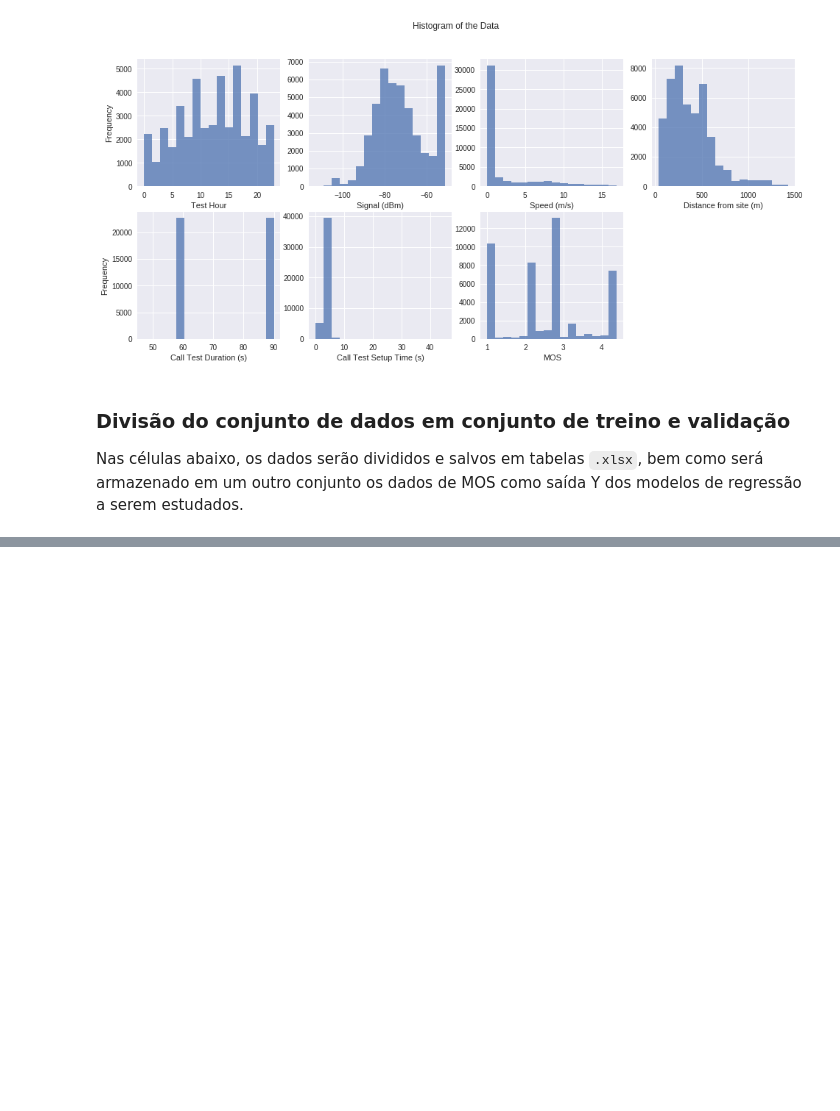
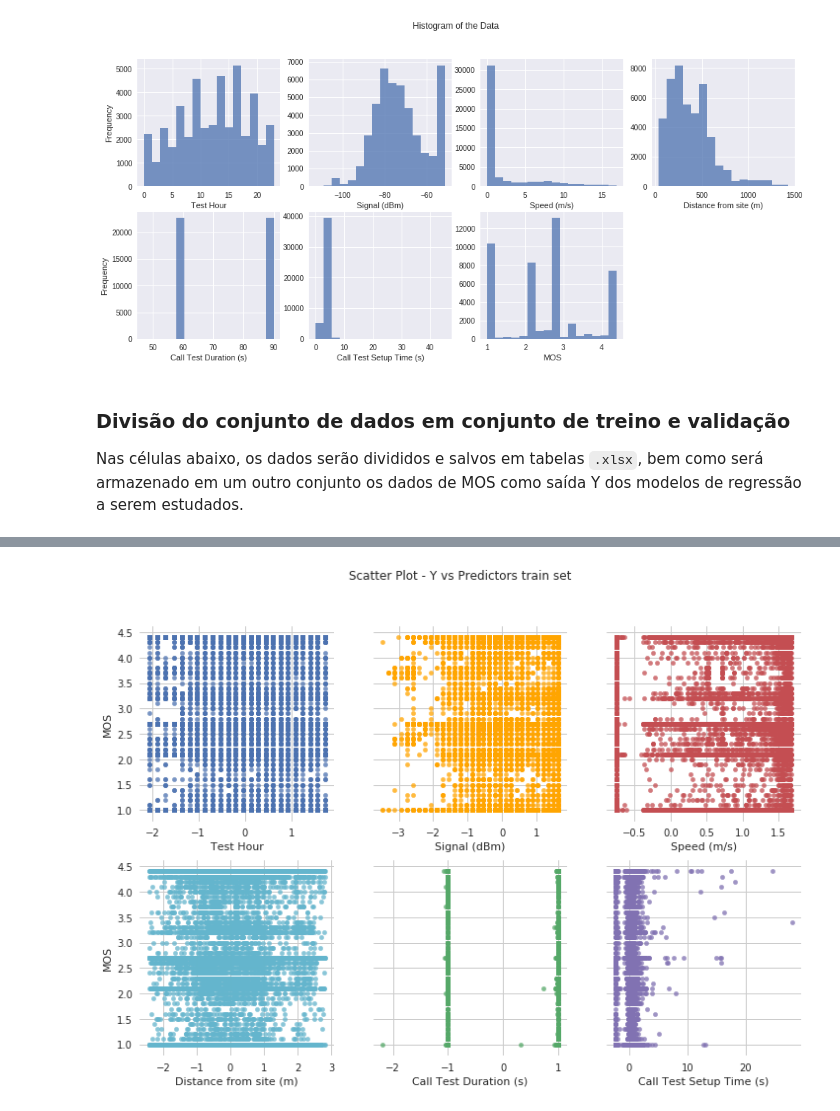
Before and after one commit to ezequiasjunior/ica2019.2, a Jupyter notebook: Homework02/preprocessing_data_hw02.ipynb, the cells around one changed output, grey strips where cells are left out. Saved outputs shown, nothing was run; the diff lists cells and outputs as text; code cells hidden in the pictures; blank space fills up the shorter version.

```diff
--- a/Homework02/preprocessing_data_hw02.ipynb
+++ b/Homework02/preprocessing_data_hw02.ipynb
@@ -603,0 +691,15 @@ Validation Set:
+# %%
+# Plot scatter plot between predictors and the outcome value for the train set:
+sns.set_style("whitegrid")
+colors = ['C0','orange','C2','C5','C1','C3']
+fig, ax = plt.subplots(2, 3, figsize=(12, 8), sharey=True)
+plt.suptitle('Scatter Plot - Y vs Predictors train set')
+ax = ax.ravel()
+for i in range(0, 6):
+    ax[i].scatter(scaled_train_set.iloc[:,i].values, Y_train.values, s=20, c=colors[i], alpha=.75)
+    ax[i].set_xlabel(scaled_train_set.columns[i])
+    ax[0].set_ylabel(Y_train.name)
+    ax[3].set_ylabel(Y_train.name)
+plt.show()
+# %% [output]
+[figure, added]
```
Also changed, not shown: parts of 16 cells of this notebook, 9 other files.
